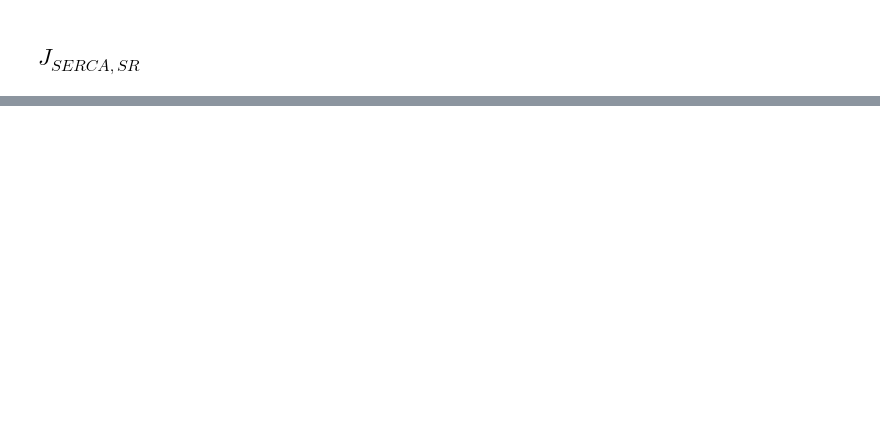
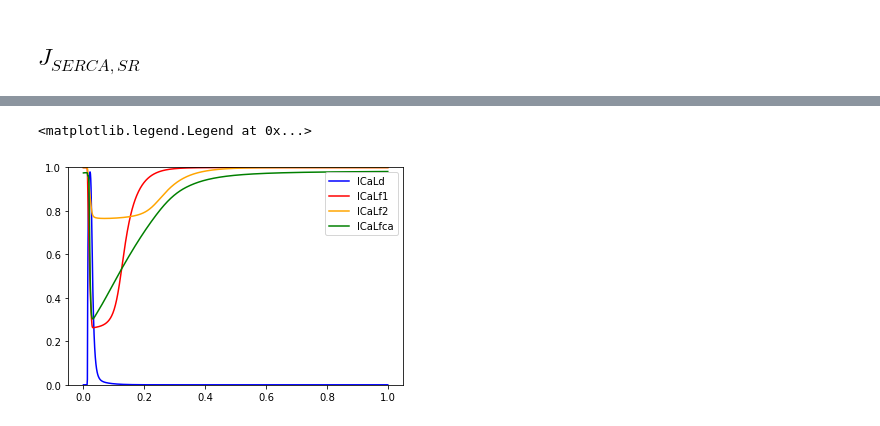
Before and after one commit to ecell3-models/CardiacMyocytes-Koivumaki_2011, a Jupyter notebook: Koivumaki-2011.ipynb, the cells around one changed output, grey strips where cells are left out. Cells and saved outputs as stored; diff of their text form; code cells hidden in the pictures; blank space fills up the shorter version.

```diff
--- a/Koivumaki-2011.ipynb
+++ b/Koivumaki-2011.ipynb
@@ -431,0 +541,27 @@ for aFullPN in FullPNs_INa:
+# %%
+FullPNs_for_plot = [
+    'Variable:/Cell/Membrane:ICaLd:Value',
+    'Variable:/Cell/Membrane:ICaLf1:Value',
+    'Variable:/Cell/Membrane:ICaLf2:Value',
+    'Variable:/Cell/Membrane:ICaLfca:Value',
+]
+
+
+plot_colors = dict(
+    ICaLd   = 'blue',
+    ICaLf1  = 'red',
+    ICaLf2  = 'orange',
+    ICaLfca = 'green',
+)
+
+plt.figure()
+for FullPN in FullPNs_for_plot:
+    name = FullPN.split(':')[2]
+    d = Data_dict[FullPN]
+    plt.plot( d[ :, 0 ], d[ :, 1 ], label = name, color = plot_colors[ name ] )
+
+plt.ylim([0,1.0])
+plt.legend( loc = 'upper right' )
+# %% [output]
+<matplotlib.legend.Legend at 0x...>
+[figure, added]
```
Also changed, not shown: parts of 12 cells of this notebook, 11 other files.
